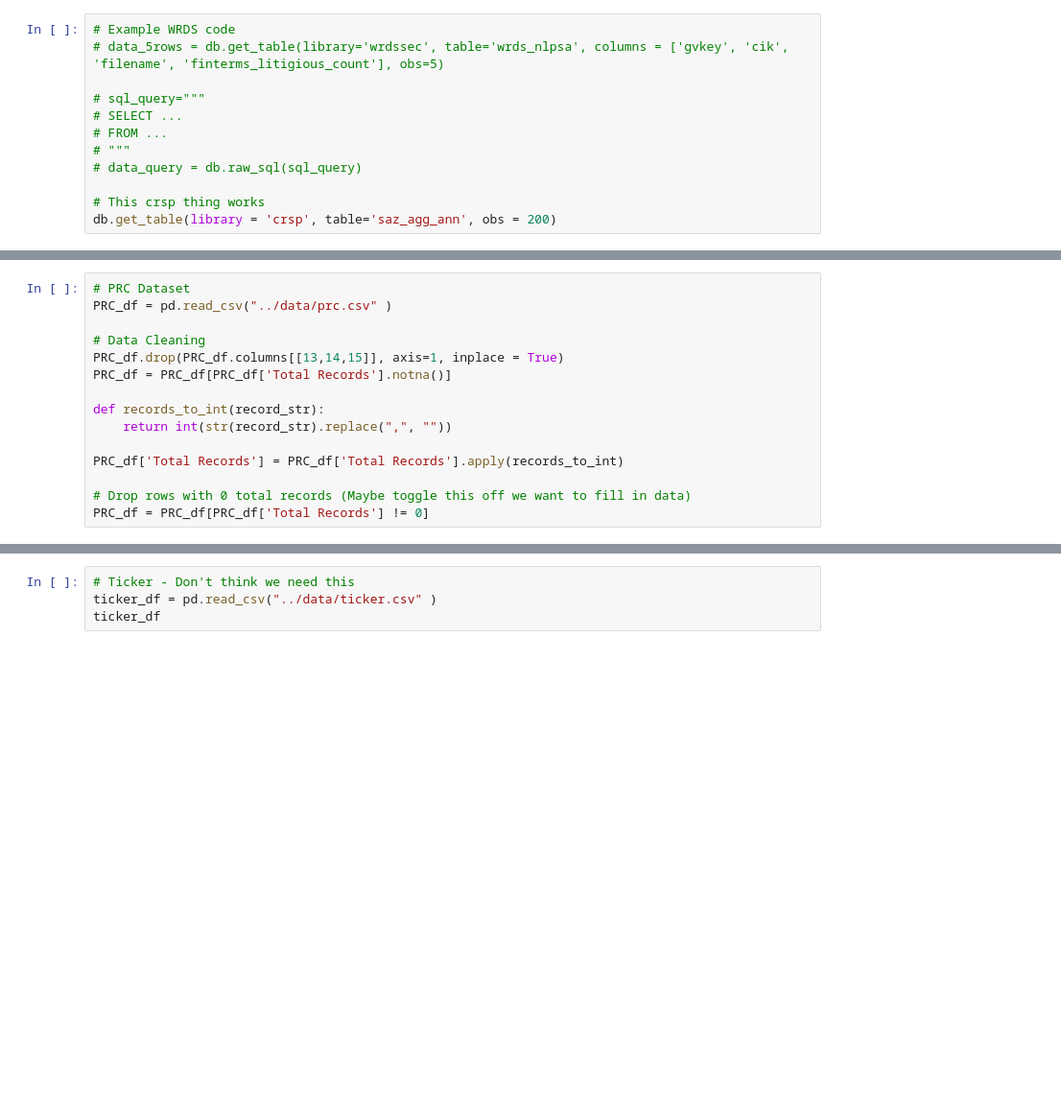
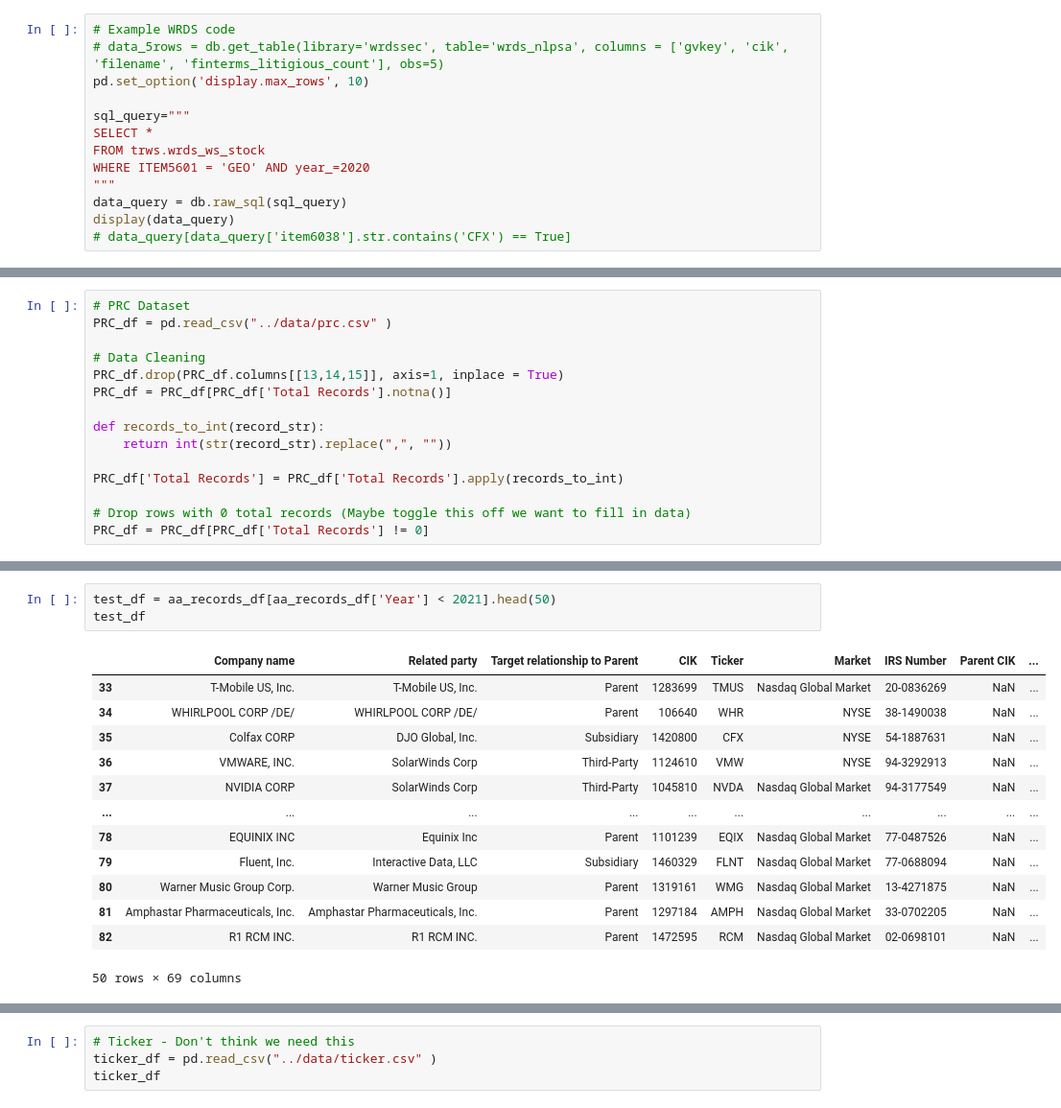
Before and after one commit to Zeyuzhao/BreachPrice, a Jupyter notebook: notebooks/main.ipynb, the cells around one changed output, grey strips where cells are left out. Shown at 96% size. Cells and saved outputs as stored; diff of their text form; blank space fills up the shorter version.

Commit message:
Added some things for using the WRDS database, WRDS problem: some missing data. Solution: Use Pandas Data Reader for NASDAQ! It might be way better, will implement later

```diff
--- a/notebooks/main.ipynb
+++ b/notebooks/main.ipynb
@@ -64,12 +67,13 @@ db.get_table(library = 'crsp', table ='msf', obs = 10)
 # %%
 # Example WRDS code
 # data_5rows = db.get_table(library='wrdssec', table='wrds_nlpsa', columns = ['gvkey', 'cik', 'filename', 'finterms_litigious_count'], obs=5)
+pd.set_option('display.max_rows', 10)
 
-# sql_query="""
-# SELECT ...
-# FROM ...
-# """
-# data_query = db.raw_sql(sql_query)
-
-# This crsp thing works
-db.get_table(library = 'crsp', table='saz_agg_ann', obs = 200)
+sql_query="""
+SELECT *
+FROM trws.wrds_ws_stock
+WHERE ITEM5601 = 'GEO' AND year_=2020
+"""
+data_query = db.raw_sql(sql_query)
+display(data_query)
+# data_query[data_query['item6038'].str.contains('CFX') == True]
@@ -110,0 +107,17 @@ aa_records_df
+# %%
+test_df = aa_records_df[aa_records_df['Year'] < 2021].head(50)
+test_df
+# %% [output]
+|  | Company name | Related party | Target relationship to Parent | CIK | Ticker | Market | IRS Number | Parent CIK | ... |
+| 33 | T-Mobile US, Inc. | T-Mobile US, Inc. | Parent | 1283699 | TMUS | Nasdaq Global Market | 20-0836269 | NaN | ... |
+| 34 | WHIRLPOOL CORP /DE/ | WHIRLPOOL CORP /DE/ | Parent | 106640 | WHR | NYSE | 38-1490038 | NaN | ... |
+| 35 | Colfax CORP | DJO Global, Inc. | Subsidiary | 1420800 | CFX | NYSE | 54-1887631 | NaN | ... |
+| 36 | VMWARE, INC. | SolarWinds Corp | Third-Party | 1124610 | VMW | NYSE | 94-3292913 | NaN | ... |
+| 37 | NVIDIA CORP | SolarWinds Corp | Third-Party | 1045810 | NVDA | Nasdaq Global Market | 94-3177549 | NaN | ... |
+| ... | ... | ... | ... | ... | ... | ... | ... | ... | ... |
+| 78 | EQUINIX INC | Equinix Inc | Parent | 1101239 | EQIX | Nasdaq Global Market | 77-0487526 | NaN | ... |
+| 79 | Fluent, Inc. | Interactive Data, LLC | Subsidiary | 1460329 | FLNT | Nasdaq Global Market | 77-0688094 | NaN | ... |
+| 80 | Warner Music Group Corp. | Warner Music Group | Parent | 1319161 | WMG | Nasdaq Global Market | 13-4271875 | NaN | ... |
+| 81 | Amphastar Pharmaceuticals, Inc. | Amphastar Pharmaceuticals, Inc. | Parent | 1297184 | AMPH | Nasdaq Global Market | 33-0702205 | NaN | ... |
+| 82 | R1 RCM INC. | R1 RCM INC. | Parent | 1472595 | RCM | Nasdaq Global Market | 02-0698101 | NaN | ... |
+50 rows × 69 columns
```
Also changed, not shown: parts of 5 cells of this notebook.
